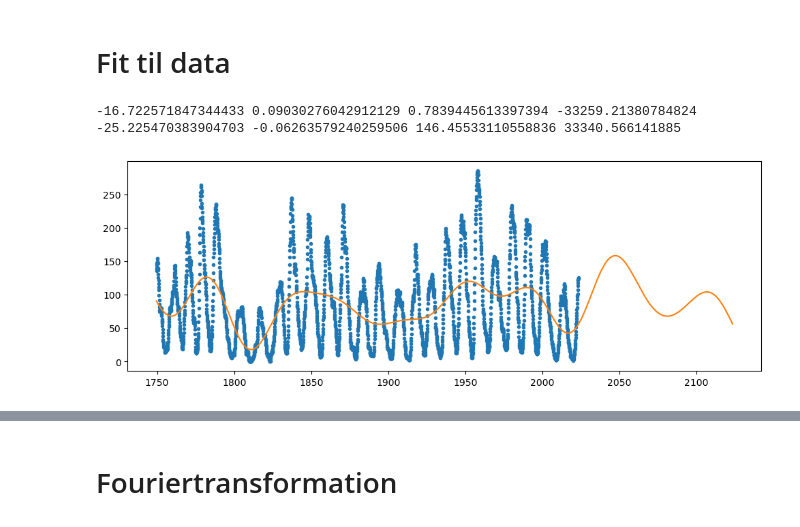
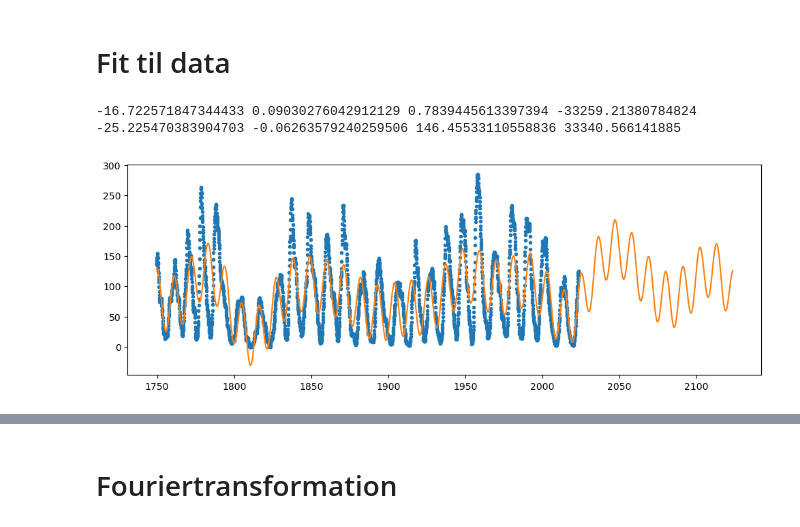
Before and after one commit to Focus9752/Solpletter_projekt, a Jupyter notebook: ok/Solpletanalyse.ipynb, the cells around one changed output, grey strips where cells are left out. Cells and saved outputs as stored; diff of their text form; code cells hidden in the pictures.

```diff
--- a/ok/Solpletanalyse.ipynb
+++ b/ok/Solpletanalyse.ipynb
@@ -92,34 +92,38 @@ def sin1(x,a,b,c,d):
     return a * np.sin( x * b + c ) + d
 Var1 , Cov1 = curve_fit(sin1 , Dato_brøkdel , Monthly_smoothed_sunspot_number , p0=[300,1/11,1,1])
 
 #2
 def sin2(x,a1,b1,c1,d1,a2,b2,c2,d2):
     return a1 * np.sin( x * b1 + c1 ) + d1 + a2 * np.sin( x * b2 + c2 ) + d2
 Var2 , Cov2 = curve_fit(sin2 , Dato_brøkdel , Monthly_smoothed_sunspot_number , p0=[*Var1,1,1/90,1,1])
 
 #3
 def sin3(x,a1,b1,c1,d1,a2,b2,c2,d2,a3,b3,c3,d3):
     return a1 * np.sin( x * b1 + c1 ) + d1 + a2 * np.sin( x * b2 + c2 ) + d2 + a3 * np.sin( x * b3 + c3 ) + d3
 Var3 , Cov3 = curve_fit(sin3 , Dato_brøkdel , Monthly_smoothed_sunspot_number , p0=[*Var2,1,1/11.9,1,1])
 
 #4
 def sin4(x,a1,b1,c1,d1,a2,b2,c2,d2,a3,b3,c3,d3,a4,b4,c4,d4):
     return a1 * np.sin( x * b1 + c1 ) + d1 + a2 * np.sin( x * b2 + c2 ) + d2 + a3 * np.sin( x * b3 + c3 ) + d3 + a4 * np.sin( x * b4 + c4 ) + d4
 Var4 , Cov4 = curve_fit(sin4 , Dato_brøkdel , Monthly_smoothed_sunspot_number , p0=[*Var3,1,1/21,1,1])
 
 #5
 def sin5(x,a1,b1,c1,d1,a2,b2,c2,d2,a3,b3,c3,d3,a4,b4,c4,d4,a5,b5,c5,d5):
     return a1 * np.sin( x * b1 + c1 ) + d1 + a2 * np.sin( x * b2 + c2 ) + d2 + a3 * np.sin( x * b3 + c3 ) + d3 + a4 * np.sin( x * b4 + c4 ) + d4 + a5 * np.sin( x * b5 + c5 ) + d5
 Var5 , Cov5 = curve_fit(sin5 , Dato_brøkdel , Monthly_smoothed_sunspot_number , p0=[*Var4,1,1/5.5,1,1])
 
-x=np.linspace(Dato_brøkdel[0] , Dato_brøkdel[-1] + 100, 1000)
-y=sin5(x,*Var5)
+#6
+def sin6(x,a1,b1,c1,d1,a2,b2,c2,d2,a3,b3,c3,d3,a4,b4,c4,d4,a5,b5,c5,d5,a6,b6,c6,d6):
+    return a1 * np.sin( x * b1 + c1 ) + d1 + a2 * np.sin( x * b2 + c2 ) + d2 + a3 * np.sin( x * b3 + c3 ) + d3 + a4 * np.sin( x * b4 + c4 ) + d4 + a5 * np.sin( x * b5 + c5 ) + d5 + a6 * np.sin( x * b6 + c6 ) + d6
+Var6 , Cov6 = curve_fit(sin6 , Dato_brøkdel , Monthly_smoothed_sunspot_number , p0=[*Var5,1,1/1.8,1,1])
+
+x=np.linspace(Dato_brøkdel[0] , Dato_brøkdel[-1] +100, 1000)
+y=sin6(x,*Var6)
 
 plt.figure(figsize=(12,4))
 
 plt.plot(Dato_brøkdel , Monthly_smoothed_sunspot_number , '.')
 plt.plot(x,y)
-print(*Var2)
 # %% [output]
 -16.722571847344433 0.09030276042912129 0.7839445613397394 -33259.21380784824 -25.225470383904703 -0.06263579240259506 146.45533110558836 33340.566141885
-[figure, old version]
+[figure, new version]
```
Also changed, not shown: parts of 3 cells of this notebook.
